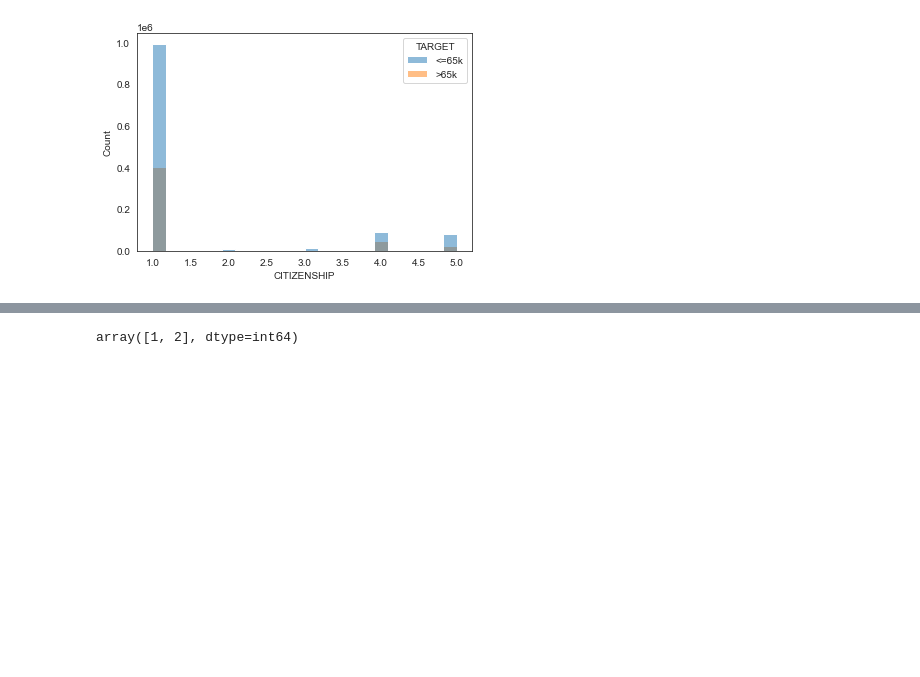
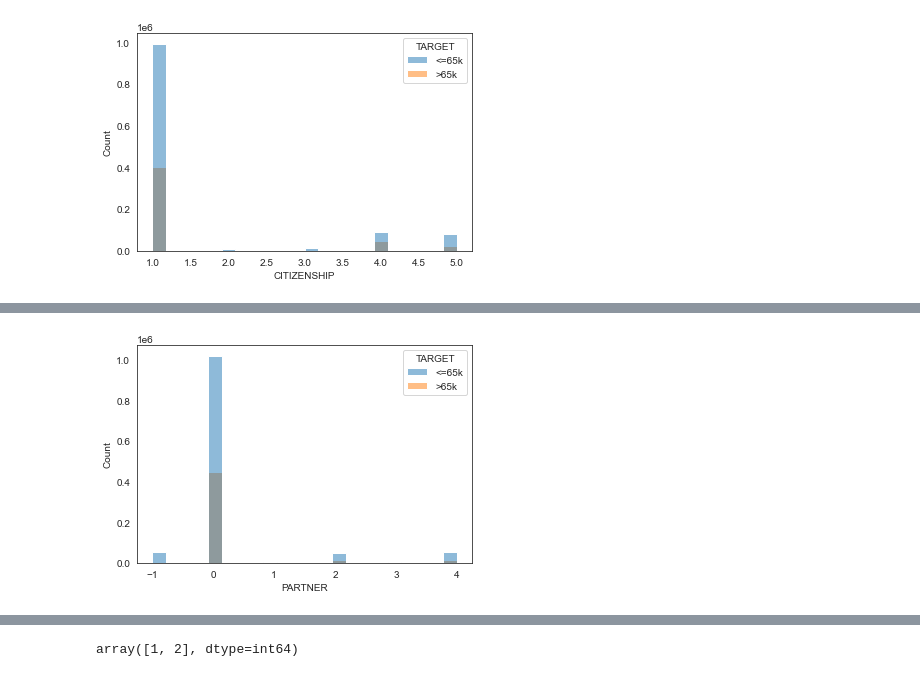
Before and after one commit to cierra4prez/Census_Income_Model, a Jupyter notebook: census_income_2019_EDA_Edward.ipynb, the cells around one changed output, grey strips where cells are left out. Saved outputs shown, nothing was run; the diff lists cells and outputs as text; code cells hidden in the pictures; blank space fills up the shorter version.

```diff
--- a/census_income_2019_EDA_Edward.ipynb
+++ b/census_income_2019_EDA_Edward.ipynb
@@ -315,0 +324,5 @@ plt.show()
+# %%
+sns.histplot(data = df, x="PARTNER", hue = "TARGET")
+plt.show()
+# %% [output]
+[figure, added]
```
Also changed, not shown: parts of 12 cells of this notebook.
